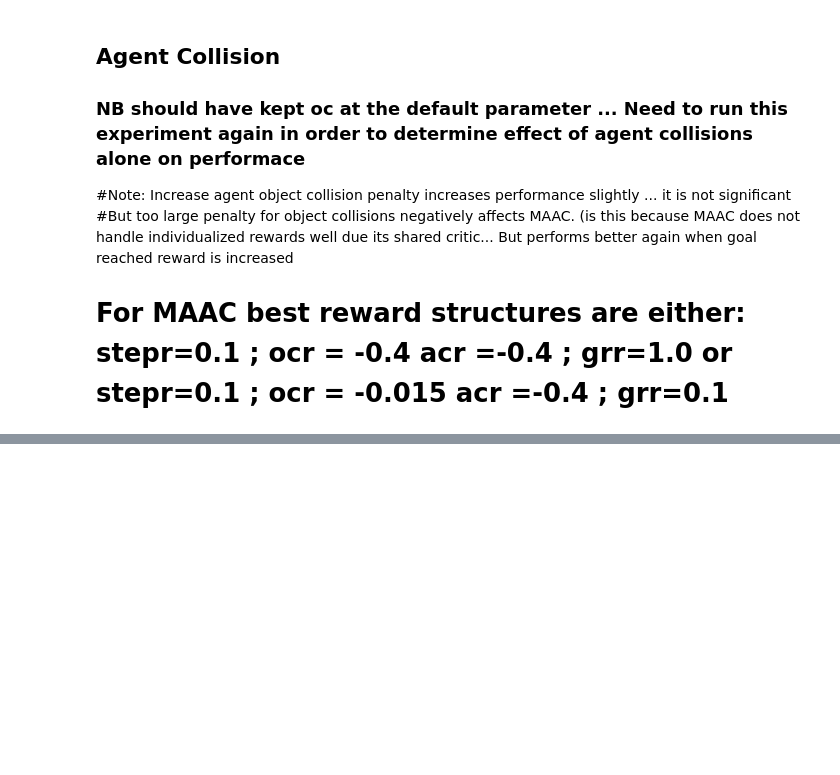
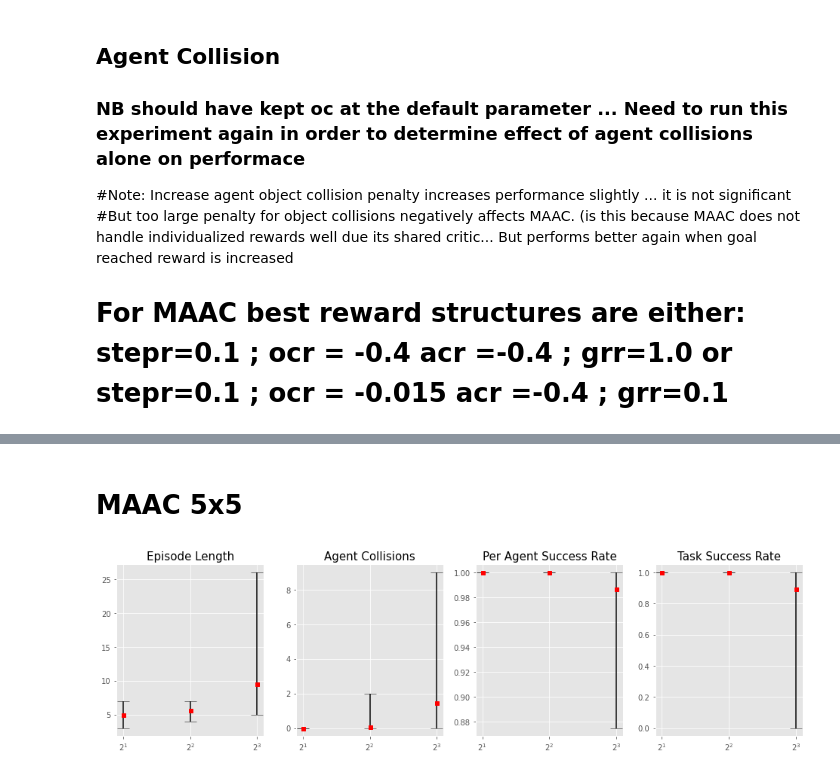
Before and after one commit to Jamesellis51015/Multi-Agent-Path-Finding-with-Reinforcement-Learning, a Jupyter notebook: Experiments/plots/Reward Structure.ipynb, the cells around one changed output, grey strips where cells are left out. Saved outputs shown, nothing was run; the diff lists cells and outputs as text; code cells hidden in the pictures; blank space fills up the shorter version.

```diff
--- a/Experiments/plots/Reward Structure.ipynb
+++ b/Experiments/plots/Reward Structure.ipynb
@@ -624,0 +1040,19 @@ make_csv(table_data, where)
+# %%
+source = "/home/james/Desktop/Gridworld/CENTRAL_TENSORBOARD/4_2"
+all_data = get_event_data(source, False)
+# %%
+fields_titles = {
+    "total_steps": "Episode Length",
+    "total_agent_collisions": "Agent Collisions",
+    #"total_obstacle_collisions": "Obstacle Collsions",
+    "agent_dones": "Per Agent Success Rate",
+    "all_agents_on_goal": "Task Success Rate"
+}
+# %% [markdown]
+# MAAC 5x5
+# %%
+marker = "nagents"
+dat_filter_terms = ["maac","primal6"]
+fig = temp_plt(all_data, marker, dat_filter_terms, fields_titles, last_data = 200, discard = 0.1, mode='mean', use_log2 = True)
+# %% [output]
+[figure, added]
```
Also changed, not shown: parts of 45 cells of this notebook, 25 other files.
